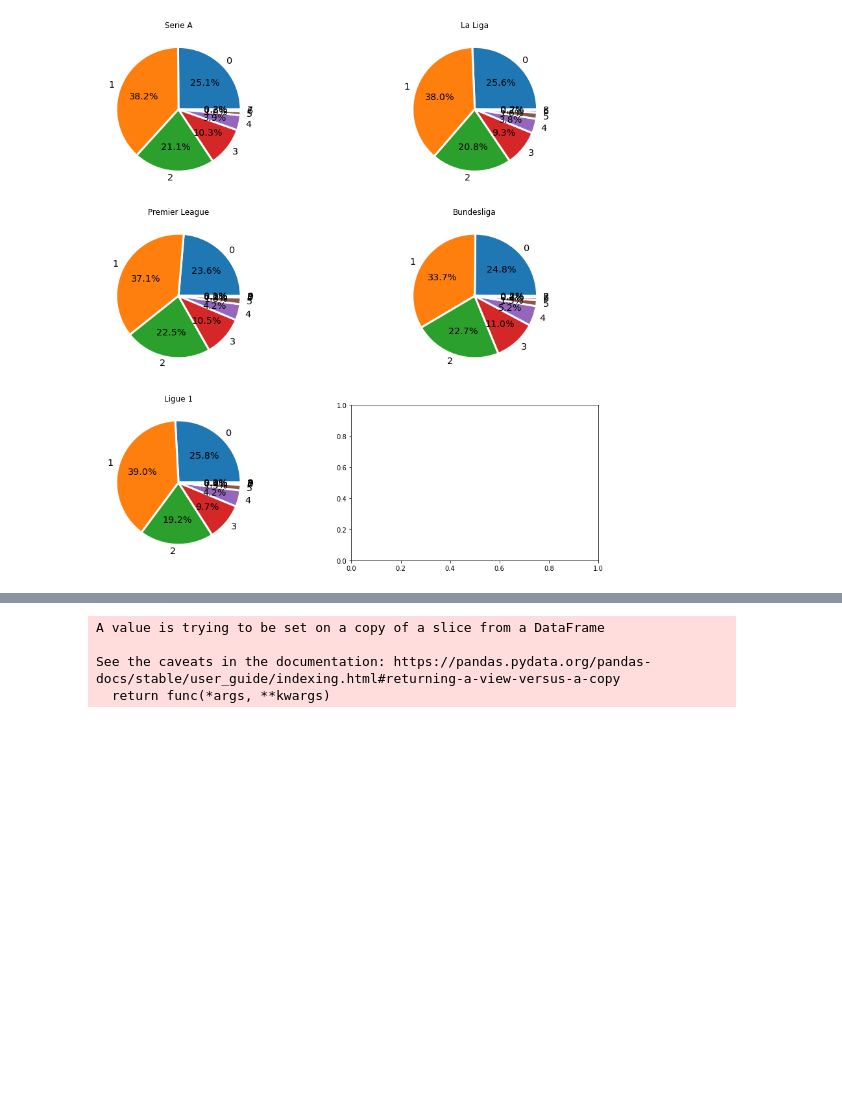
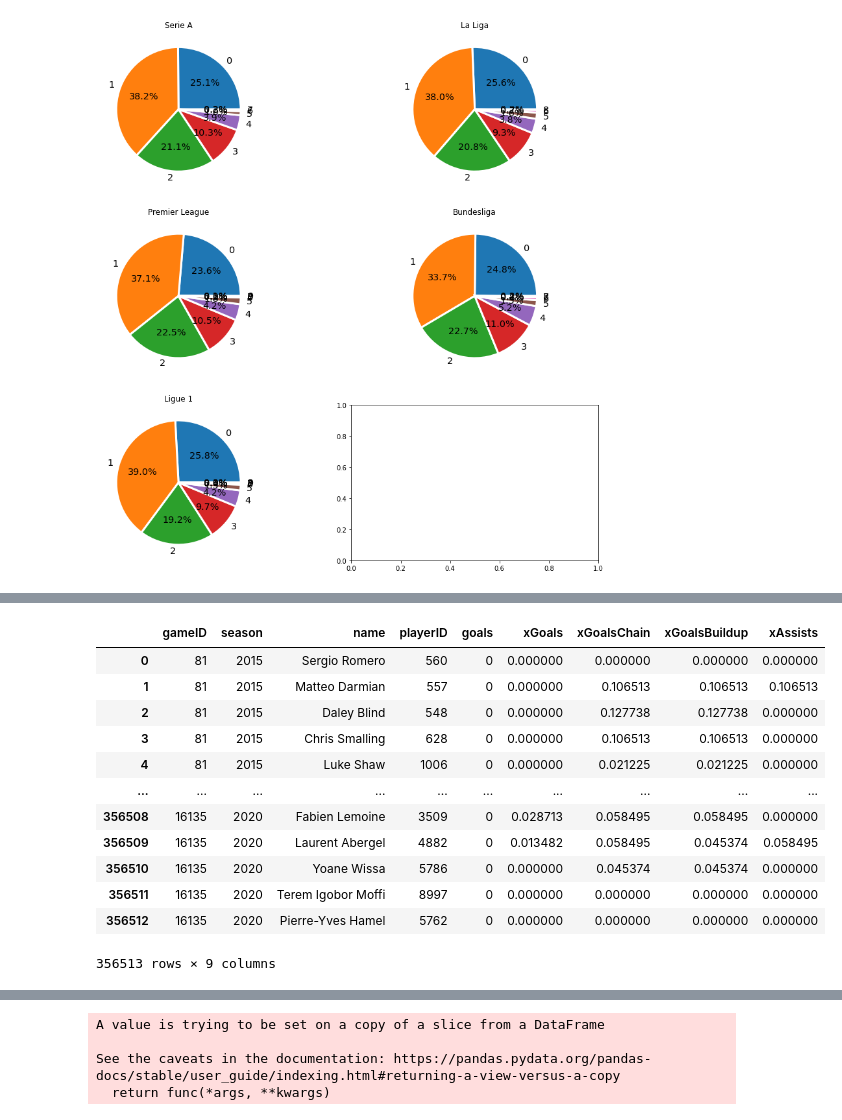
Before and after one commit to mcannoni/soccer_database, a Jupyter notebook: ProyectoDS_ParteI_+Cannoni+Poses.ipynb, the cells around one changed output, grey strips where cells are left out. Saved outputs shown, nothing was run; the diff lists cells and outputs as text; code cells hidden in the pictures; blank space fills up the shorter version.

```diff
--- a/ProyectoDS_ParteI_+Cannoni+Poses.ipynb
+++ b/ProyectoDS_ParteI_+Cannoni+Poses.ipynb
@@ -218,4 +241,20 @@ df_prob_stats= df_prob_stats[['gameID','name', 'playerID', 'goals', 'xGoals', 'x
        'xAssists' ]]
+# %%
+df_prob_stats
+# %% [output]
+|  | gameID | season | name | playerID | goals | xGoals | xGoalsChain | xGoalsBuildup | xAssists |
+| 0 | 81 | 2015 | Sergio Romero | 560 | 0 | 0.000000 | 0.000000 | 0.000000 | 0.000000 |
+| 1 | 81 | 2015 | Matteo Darmian | 557 | 0 | 0.000000 | 0.106513 | 0.106513 | 0.106513 |
+| 2 | 81 | 2015 | Daley Blind | 548 | 0 | 0.000000 | 0.127738 | 0.127738 | 0.000000 |
+| 3 | 81 | 2015 | Chris Smalling | 628 | 0 | 0.000000 | 0.106513 | 0.106513 | 0.000000 |
+| 4 | 81 | 2015 | Luke Shaw | 1006 | 0 | 0.000000 | 0.021225 | 0.021225 | 0.000000 |
+| ... | ... | ... | ... | ... | ... | ... | ... | ... | ... |
+| 356508 | 16135 | 2020 | Fabien Lemoine | 3509 | 0 | 0.028713 | 0.058495 | 0.058495 | 0.000000 |
+| 356509 | 16135 | 2020 | Laurent Abergel | 4882 | 0 | 0.013482 | 0.058495 | 0.045374 | 0.058495 |
+| 356510 | 16135 | 2020 | Yoane Wissa | 5786 | 0 | 0.000000 | 0.045374 | 0.045374 | 0.000000 |
+| 356511 | 16135 | 2020 | Terem Igobor Moffi | 8997 | 0 | 0.000000 | 0.000000 | 0.000000 | 0.000000 |
+| 356512 | 16135 | 2020 | Pierre-Yves Hamel | 5762 | 0 | 0.000000 | 0.000000 | 0.000000 | 0.000000 |
+356513 rows × 9 columns
 # %%
 (df_prob_stats[df_prob_stats['name'].str.contains("Messi")])
 # %% [output]
```
Also changed, not shown: parts of 11 cells of this notebook.
